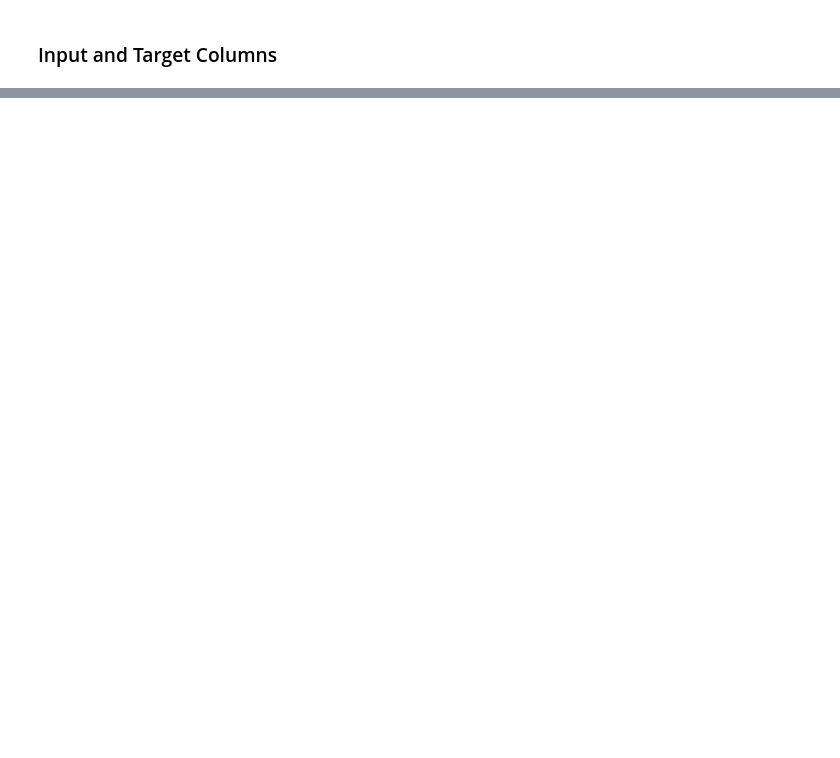
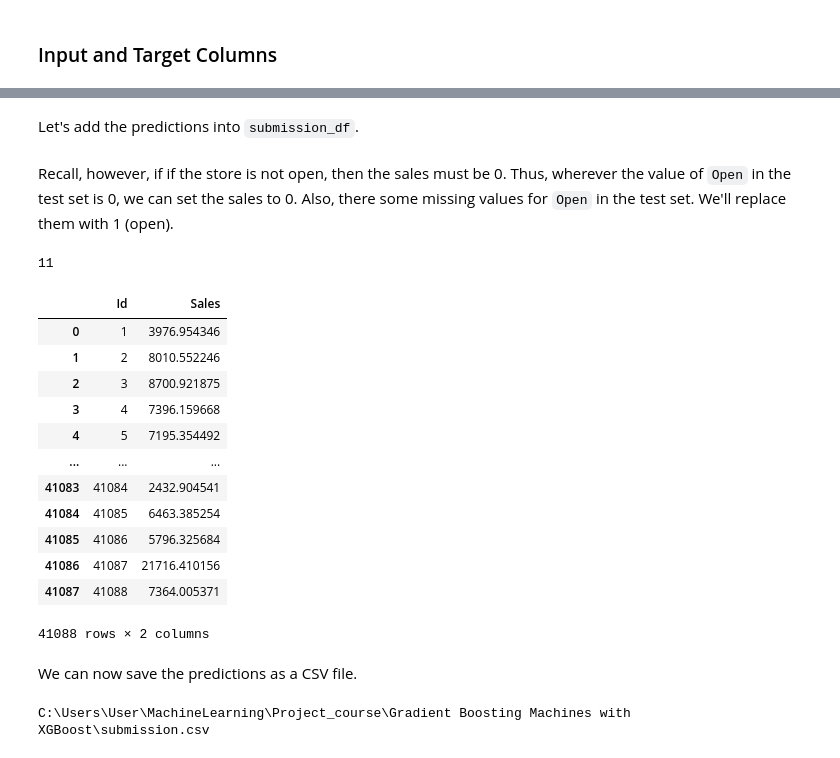
Before and after one commit to sebastianmb/MachineLearning, a Jupyter notebook: Project_course/Gradient Boosting Machines with XGBoost/Untitled.ipynb, the cells around one changed output, grey strips where cells are left out. Saved outputs shown, nothing was run; the diff lists cells and outputs as text; code cells hidden in the pictures; blank space fills up the shorter version.

```diff
--- a/Project_course/Gradient Boosting Machines with XGBoost/Untitled.ipynb
+++ b/Project_course/Gradient Boosting Machines with XGBoost/Untitled.ipynb
@@ -231,0 +677,3 @@ merged_df[['Date','Promo2','Promo2SinceYear','Promo2SinceWeek','PromoInterval','
+# %%
+%%time
+model.fit(X, targets)
@@ -231,0 +696,32 @@ merged_df[['Date','Promo2','Promo2SinceYear','Promo2SinceWeek','PromoInterval','
+# %%
+test_preds = model.predict(X_test)
+# %% [markdown]
+Let's add the predictions into `submission_df`.
+# %%
+submission_df['Sales']  = test_preds
+# %% [markdown]
+Recall, however, if if the store is not open, then the sales must be 0. Thus, wherever the value of `Open` in the test set is 0, we can set the sales to 0. Also, there some missing values for `Open` in the test set. We'll replace them with 1 (open).
+# %%
+test_df.Open.isna().sum()
+# %% [output]
+11
+# %%
+submission_df['Sales'] = submission_df['Sales'] * test_df.Open.fillna(1.)
+# %%
+submission_df
+# %% [output]
+|  | Id | Sales |
+| 0 | 1 | 3976.954346 |
+| 1 | 2 | 8010.552246 |
+| 2 | 3 | 8700.921875 |
+| 3 | 4 | 7396.159668 |
+| 4 | 5 | 7195.354492 |
+| ... | ... | ... |
+| 41083 | 41084 | 2432.904541 |
+| 41084 | 41085 | 6463.385254 |
+| 41085 | 41086 | 5796.325684 |
+| 41086 | 41087 | 21716.410156 |
+| 41087 | 41088 | 7364.005371 |
+41088 rows × 2 columns
+# %% [markdown]
+We can now save the predictions as a CSV file.
@@ -231,0 +732,5 @@ merged_df[['Date','Promo2','Promo2SinceYear','Promo2SinceWeek','PromoInterval','
+# %%
+# Doesn't work on Colab, use the file browser instead.
+FileLink('submission.csv')
+# %% [output]
+C:\Users\User\MachineLearning\Project_course\Gradient Boosting Machines with XGBoost\submission.csv
```
Also changed, not shown: parts of 91 cells of this notebook, 1 other file.
